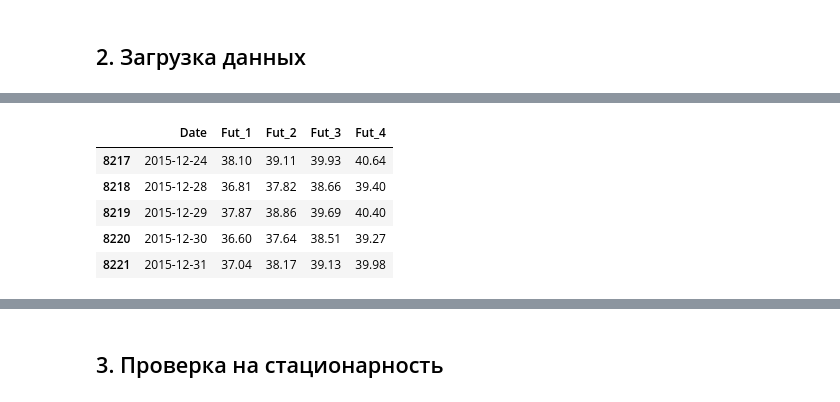
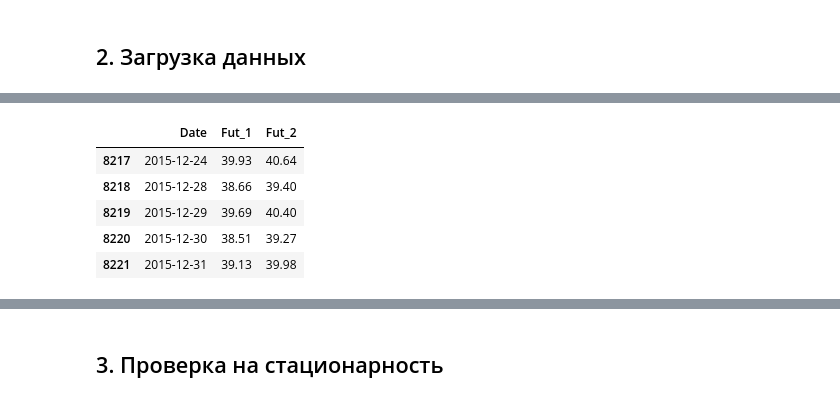
Before and after one commit to qununc/financials_repo, a Jupyter notebook: AppliedModels/Ex_strat_2_HW.ipynb, the cells around one changed output, grey strips where cells are left out. Saved outputs shown, nothing was run; the diff lists cells and outputs as text; code cells hidden in the pictures.

```diff
--- a/AppliedModels/Ex_strat_2_HW.ipynb
+++ b/AppliedModels/Ex_strat_2_HW.ipynb
@@ -70,14 +69,15 @@ Oil_fut = Oil_fut[(Oil_fut.Date > "2010-01-01")
 # %%
 Oil_fut.dropna(inplace=True)
-# %%
-Oil_fut.tail()
-# %% [output]
-|  | Date | Fut_1 | Fut_2 | Fut_3 | Fut_4 |
-| 8217 | 2015-12-24 | 38.10 | 39.11 | 39.93 | 40.64 |
-| 8218 | 2015-12-28 | 36.81 | 37.82 | 38.66 | 39.40 |
-| 8219 | 2015-12-29 | 37.87 | 38.86 | 39.69 | 40.40 |
-| 8220 | 2015-12-30 | 36.60 | 37.64 | 38.51 | 39.27 |
-| 8221 | 2015-12-31 | 37.04 | 38.17 | 39.13 | 39.98 |
+# %%
+Oil_fut = Oil_fut.rename(columns={'Fut_3': 'Fut_1', 'Fut_4': 'Fut_2'})
+Oil_fut.tail()
+# %% [output]
+|  | Date | Fut_1 | Fut_2 |
+| 8217 | 2015-12-24 | 39.93 | 40.64 |
+| 8218 | 2015-12-28 | 38.66 | 39.40 |
+| 8219 | 2015-12-29 | 39.69 | 40.40 |
+| 8220 | 2015-12-30 | 38.51 | 39.27 |
+| 8221 | 2015-12-31 | 39.13 | 39.98 |
 # %%
 Oil_fut.shape
 # %% [output]
```
Also changed, not shown: parts of 26 cells of this notebook, 5 other files.
